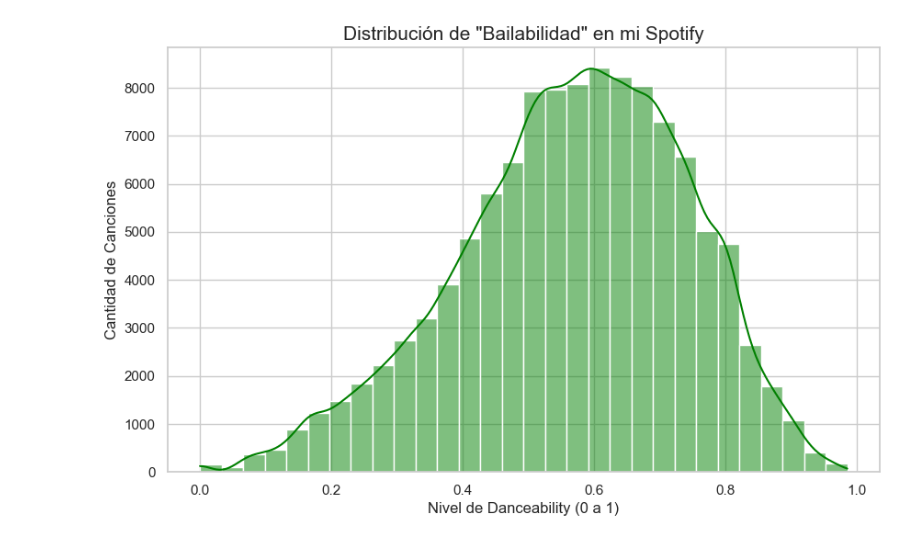
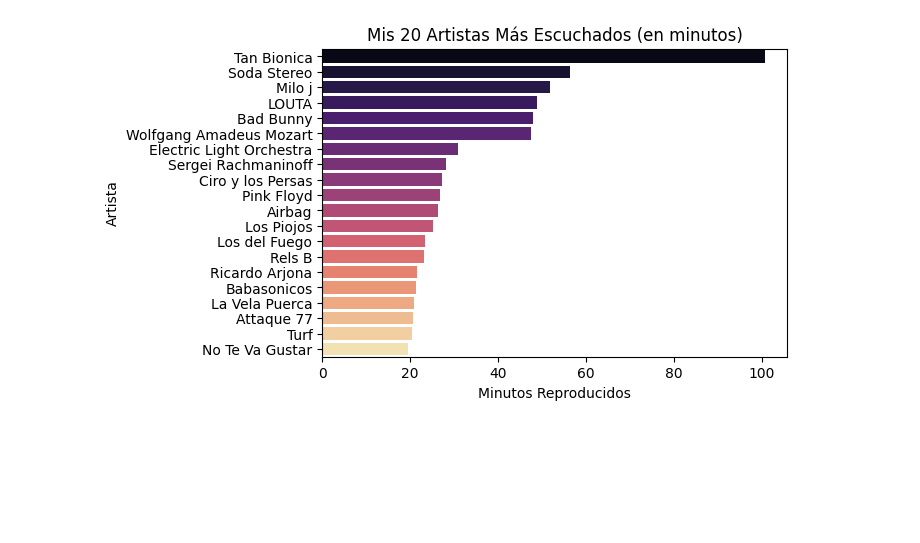
Before and after one commit to MarcosMartos/proyecto-spotify, a Jupyter notebook: analisis.ipynb, the cells around one changed output. Saved outputs shown, nothing was run; the diff lists cells and outputs as text; code cells hidden in the pictures; blank space fills up the shorter version.

```diff
--- a/analisis.ipynb
+++ b/analisis.ipynb
@@ -1,40 +1,72 @@
 # %%
 import pandas as pd
+import json
 import matplotlib.pyplot as plt
 import seaborn as sns
 
-# Cargar el archivo CSV directamente
-# Si el archivo está en una carpeta llamada 'data'
-df = pd.read_csv('data/spotify-tracks-dataset.csv', encoding='utf-8')
+# 1. Carga directa con Pandas (más rápido para estos archivos)
+try:
+    df = pd.read_json('data/Streaming_History_Audio_2026_1.json')
 
-# Ver las primeras 5 filas
-print(df.head())
-print(df.columns)
-print(df.describe())
-top_song = df.sort_values(by='popularity', ascending=False).head(1)
-print(top_song[['artists', 'track_name', 'popularity']])
+    # 2. Selección de columnas (asegurándonos de que existan)
+    columnas_deseadas = {
+        'ts': 'fecha',
+        'master_metadata_track_name': 'cancion',
+        'master_metadata_album_artist_name': 'artista',
+        'ms_played': 'ms'
+    }
 
+    # Filtramos solo las que existen en el archivo para evitar errores
+    columnas_reales = [c for c in columnas_deseadas.keys() if c in df.columns]
+    df = df[columnas_reales].rename(columns=columnas_deseadas)
 
-# Configurar el estilo visual
-sns.set_theme(style="whitegrid")
+    # Convertir a formato fecha y extraer solo el día
+    df['fecha'] = pd.to_datetime(df['fecha']).dt.date
 
-# Crear el gráfico
-plt.figure(figsize=(10, 6))
-sns.histplot(df['danceability'], bins=30, kde=True, color='green')
+    # Convertir milisegundos a minutos para que los números tengan sentido
+    df['minutos'] = df['ms'] / 60000
 
-# Personalizar con títulos
-plt.title('Distribución de "Bailabilidad" en mi Spotify', fontsize=15)
-plt.xlabel('Nivel de Danceability (0 a 1)')
-plt.ylabel('Cantidad de Canciones')
+    # Agrupar por artista y sumar los minutos
+    top_artistas = df.groupby('artista')['minutos'].sum().sort_values(ascending=False).head(20)
 
-# Mostrar el gráfico
-plt.show()
+    # Crear el gráfico
+    plt.figure(figsize=(10, 6))
+    sns.barplot(x=top_artistas.values, y=top_artistas.index, palette='magma')
 
-# Obtenemos los 10 artistas más populares en el dataset
-top_10_populares = df.nlargest(10, 'popularity')[['track_name', 'artists', 'popularity']]
+    plt.title('Mis 20 Artistas Más Escuchados (en minutos)')
+    plt.xlabel('Minutos Reproducidos')
+    plt.ylabel('Artista')
+    plt.show()
 
-plt.figure(figsize=(12, 6))
-sns.barplot(data=top_10_populares, x='popularity', y='track_name', hue='artists')
-plt.title('Top 10 Canciones más Populares en mi Dataset')
-plt.show()
+    # Crear columna de día de la semana
+    df['dia_semana'] = pd.to_datetime(df['fecha']).dt.day_name()
+
+    # Contar cuántas canciones escuchaste por día
+    orden_dias = ['Monday', 'Tuesday', 'Wednesday', 'Thursday', 'Friday', 'Saturday', 'Sunday']
+    escuchas_por_dia = df['dia_semana'].value_counts().reindex(orden_dias)
+
+    plt.figure(figsize=(10, 5))
+    escuchas_por_dia.plot(kind='line', marker='o', color='#1DB954', lw=3) # Color verde Spotify
+
+    plt.title('Actividad de escucha a lo largo de la semana')
+    plt.ylabel('Número de Canciones')
+    plt.grid(True, axis='y', linestyle='--', alpha=0.7)
+    plt.show()
+
+    # 1. Filtramos dos artistas para comparar
+    comparativa = df[df['artista'].isin(['Joji', 'The Neighbourhood'])]
+
+    # 2. Creamos un gráfico de conteo
+    plt.figure(figsize=(8,5))
+    sns.countplot(data=comparativa, x='artista', palette='viridis')
+
+    plt.title('Comparativa de reproducciones: Joji vs The Neighbourhood')
+    plt.show()
+
+    # MOSTRAR RESULTADO
+    print("¡Datos cargados con éxito!")
+    display(df.head(20)) # 'display' es mejor que 'print' en Notebooks
+
+except Exception as e:
+    print(f"Ocurrió un error: {e}")
 # %% [output]
@@ -58 +76 @@ max         1.000000       0.995000     243.372000        5.000000
-[figure, old version]
+[figure, new version]
```
Also changed, not shown: parts of 1 cell of this notebook, 7 other files.
